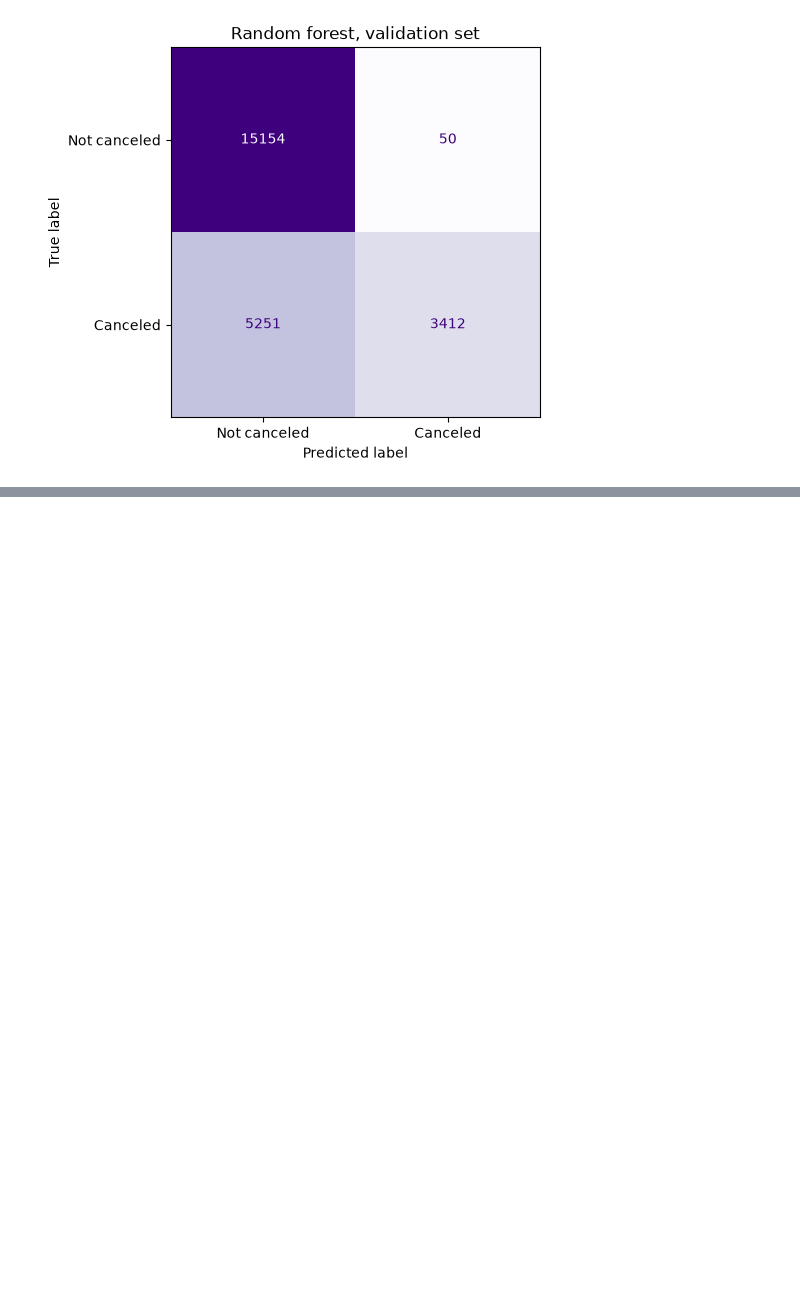
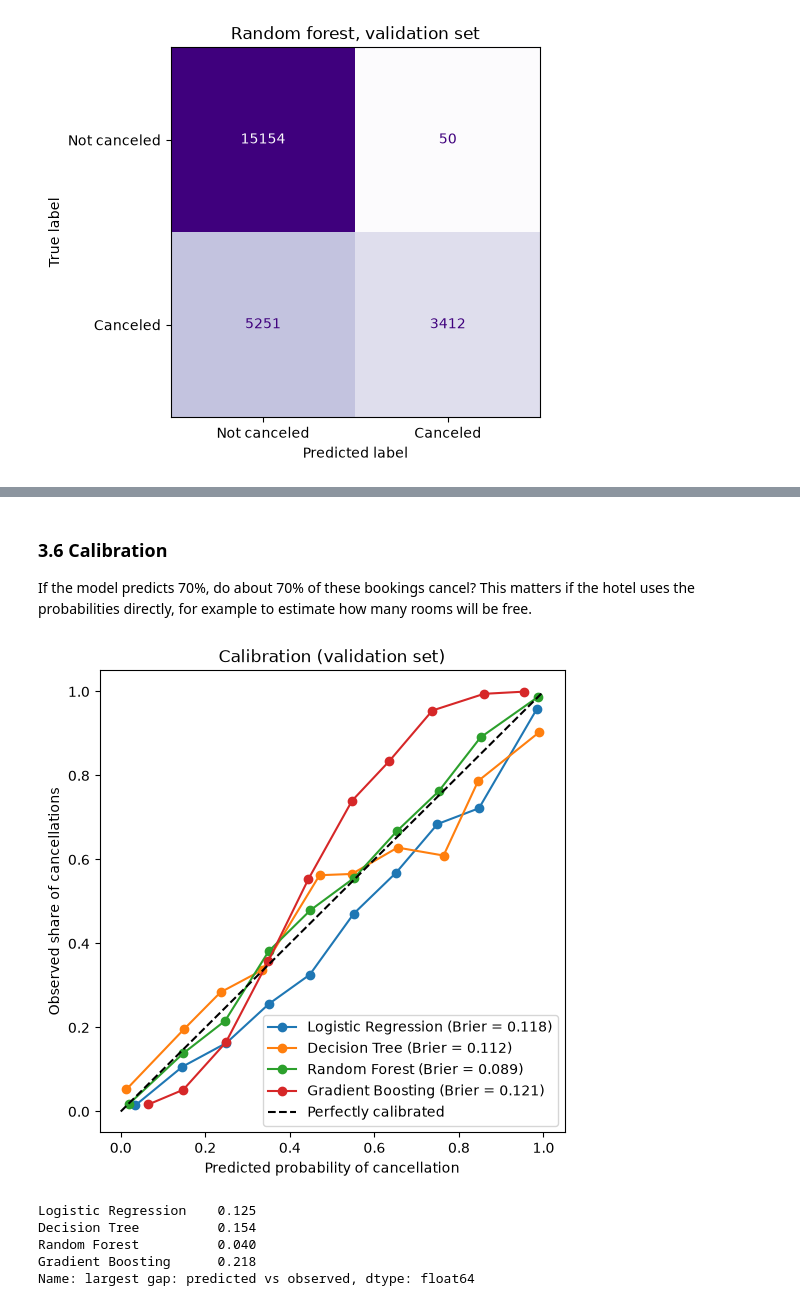
Before and after one commit to MasMits/hotel-cancellation-ml, a Jupyter notebook: notebook/project.ipynb, the cells around one changed output, grey strips where cells are left out. Saved outputs shown, nothing was run; the diff lists cells and outputs as text; code cells hidden in the pictures; blank space fills up the shorter version.

```diff
--- a/notebook/project.ipynb
+++ b/notebook/project.ipynb
@@ -1447,0 +1497,22 @@ for name in ["Decision tree", "Random forest"]:
+# %% [markdown]
+### 3.6 Calibration
+
+If the model predicts 70%, do about 70% of these bookings cancel? This matters if the hotel uses the probabilities directly, for example to estimate how many rooms will be free.
+# %%
+from sklearn.calibration import calibration_curve
+
+evaluation.plot_calibration(validation_proba[model_names], y_validation, title="Calibration (validation set)")
+
+# Largest distance from the diagonal over the 10 bins
+calibration_gap = {}
+for name in model_names:
+    observed, predicted = calibration_curve(y_validation, validation_proba[name], n_bins=10)
+    calibration_gap[name] = np.abs(observed - predicted).max()
+pd.Series(calibration_gap, name="largest gap: predicted vs observed").round(3)
+# %% [output]
+[figure, added]
+Logistic Regression    0.125
+Decision Tree          0.154
+Random Forest          0.040
+Gradient Boosting      0.218
+Name: largest gap: predicted vs observed, dtype: float64
```
Also changed, not shown: parts of 41 cells of this notebook, 1 other file.
